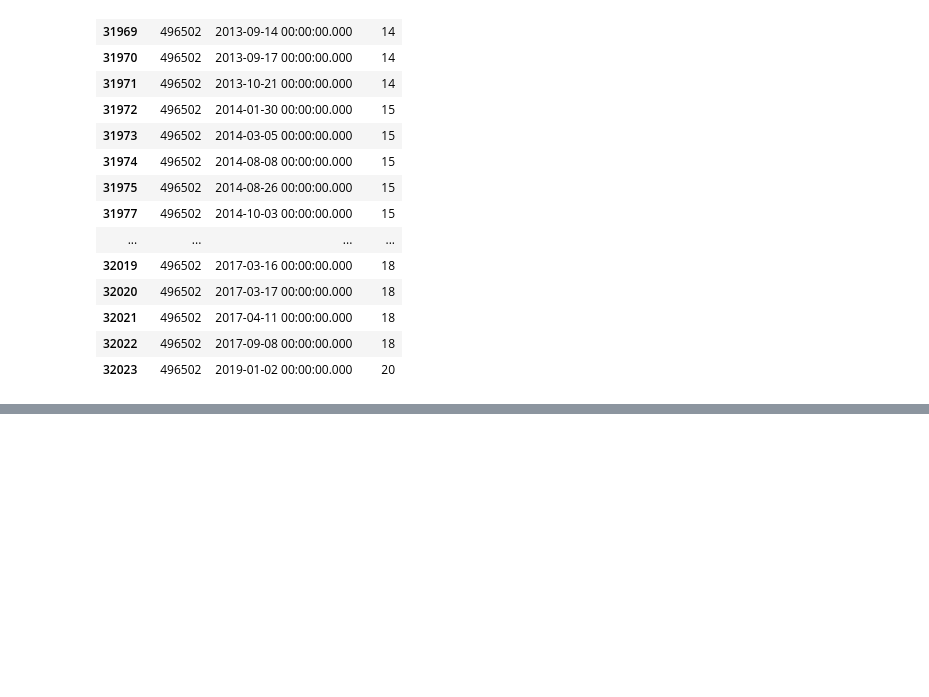
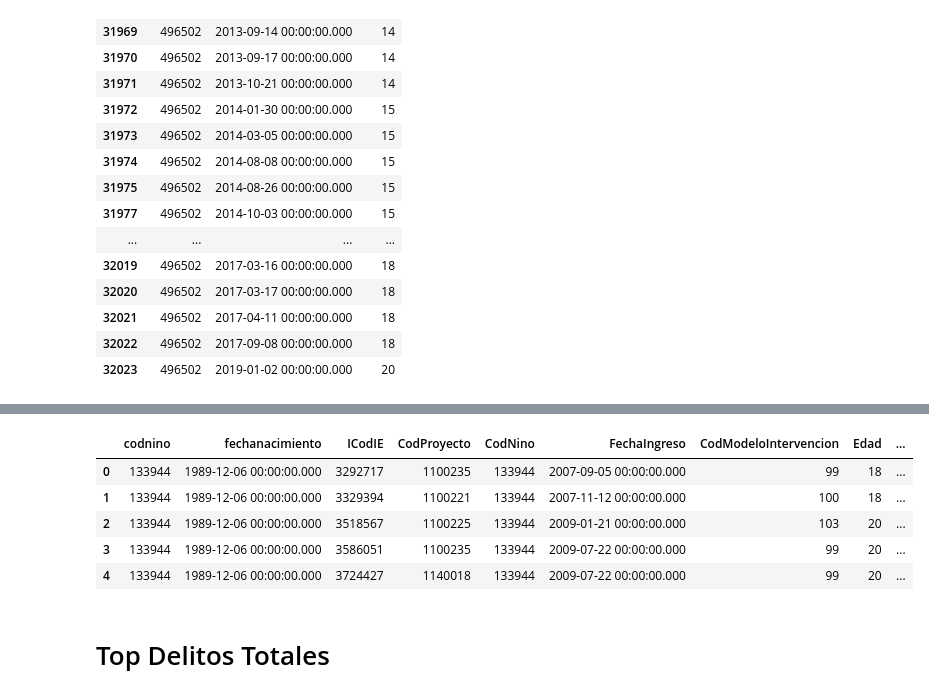
Before and after one commit to ljorge08/Python, a Jupyter notebook: Estadística descriptiva.ipynb, the cells around one changed output, grey strips where cells are left out. Saved outputs shown, nothing was run; the diff lists cells and outputs as text; code cells hidden in the pictures; blank space fills up the shorter version.

```diff
--- a/Estadística descriptiva.ipynb
+++ b/Estadística descriptiva.ipynb
@@ -688,0 +762,14 @@ df_cliente_fecha[(df_cliente_fecha["CodNino"]==496502)]
+# %%
+## Hago join con la tabla par causal ingreso
+data = pd.merge(left = data, right = df_par_causal_ingreso,
+                        how ="left" , left_on = "CodDelito", right_on = "CodNumCausal")
+data.head()
+# %% [output]
+|  | codnino | fechanacimiento | ICodIE | CodProyecto | CodNino | FechaIngreso | CodModeloIntervencion | Edad | ... |
+| 0 | 133944 | 1989-12-06 00:00:00.000 | 3292717 | 1100235 | 133944 | 2007-09-05 00:00:00.000 | 99 | 18 | ... |
+| 1 | 133944 | 1989-12-06 00:00:00.000 | 3329394 | 1100221 | 133944 | 2007-11-12 00:00:00.000 | 100 | 18 | ... |
+| 2 | 133944 | 1989-12-06 00:00:00.000 | 3518567 | 1100225 | 133944 | 2009-01-21 00:00:00.000 | 103 | 20 | ... |
+| 3 | 133944 | 1989-12-06 00:00:00.000 | 3586051 | 1100235 | 133944 | 2009-07-22 00:00:00.000 | 99 | 20 | ... |
+| 4 | 133944 | 1989-12-06 00:00:00.000 | 3724427 | 1140018 | 133944 | 2009-07-22 00:00:00.000 | 99 | 20 | ... |
+# %% [markdown]
+# Top Delitos Totales
```
Also changed, not shown: parts of 27 cells of this notebook.
